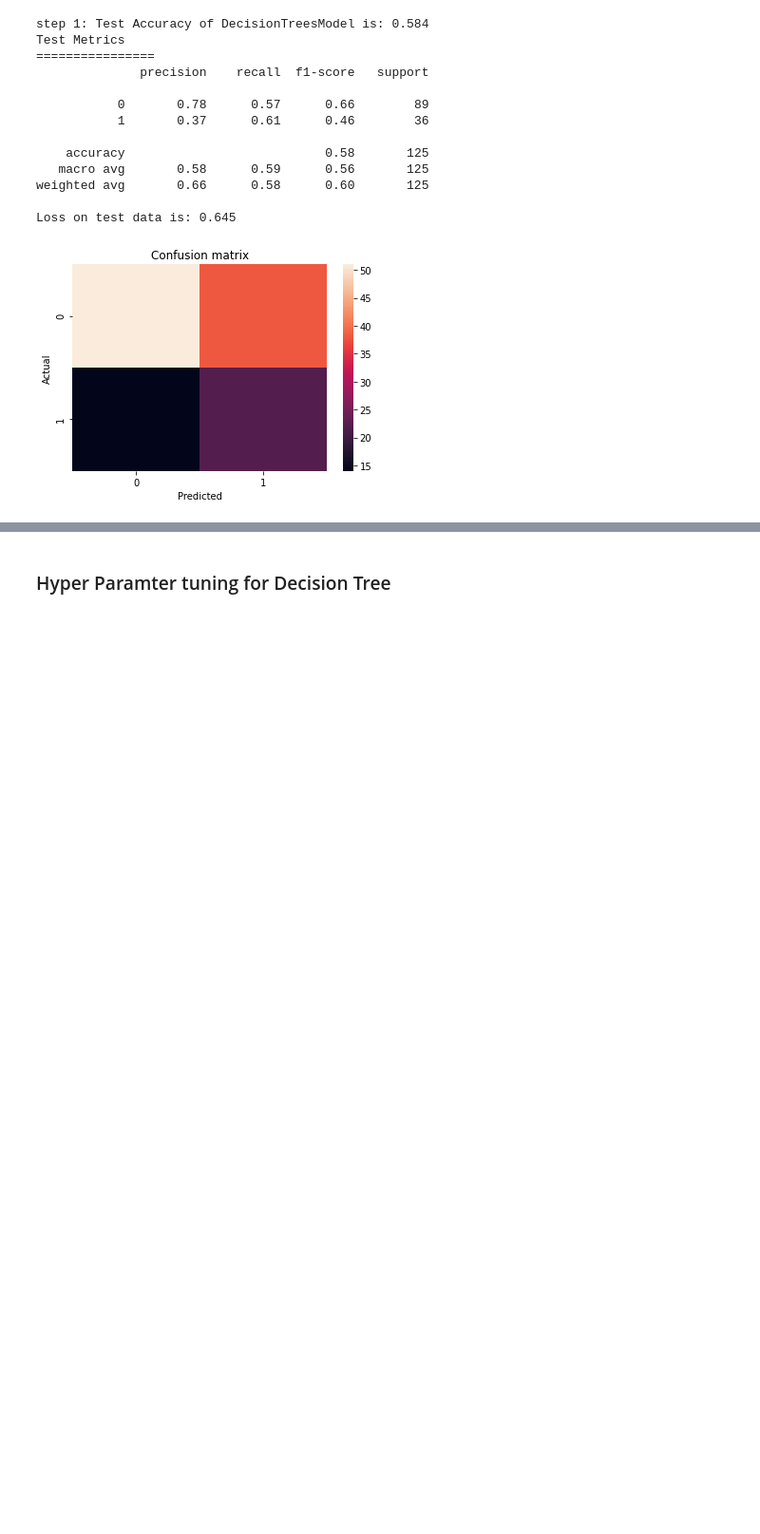
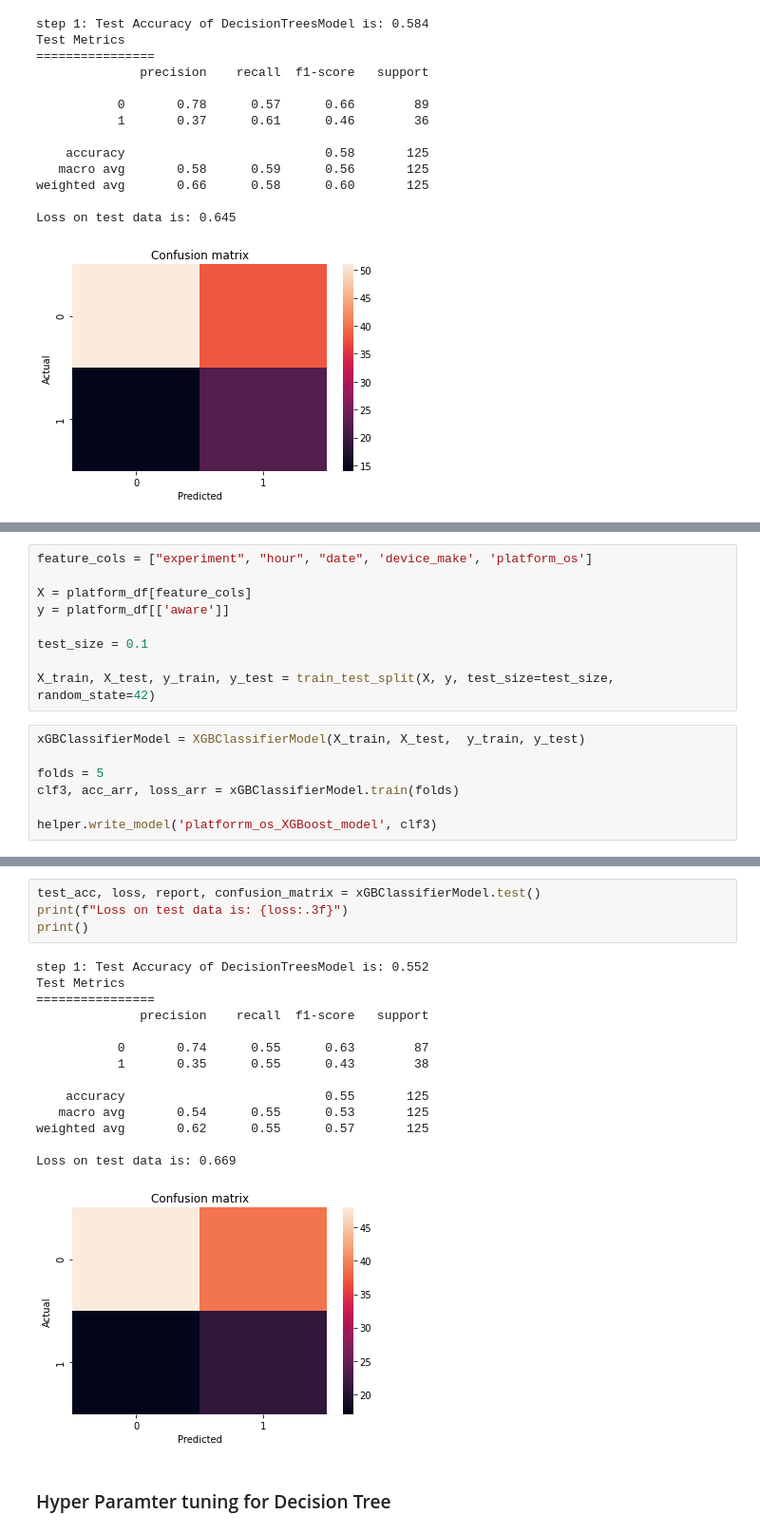
Before and after one commit to daniEL2371/abtest-mlops, a Jupyter notebook: notebooks/ML_AbTest.ipynb, the cells around one changed output, grey strips where cells are left out. Shown at 95% size. Saved outputs shown, nothing was run; the diff lists cells and outputs as text; blank space fills up the shorter version.

```diff
--- a/notebooks/ML_AbTest.ipynb
+++ b/notebooks/ML_AbTest.ipynb
@@ -538,0 +528,16 @@ xGBClassifierModel.get_feature_importance()
+# %%
+feature_cols = ["experiment", "hour", "date", 'device_make', 'platform_os']
+
+X = platform_df[feature_cols]
+y = platform_df[['aware']]
+
+test_size = 0.1
+
+X_train, X_test, y_train, y_test = train_test_split(X, y, test_size=test_size, random_state=42)
+# %%
+xGBClassifierModel = XGBClassifierModel(X_train, X_test,  y_train, y_test)
+
+folds = 5
+clf3, acc_arr, loss_arr = xGBClassifierModel.train(folds)
+
+helper.write_model('platforrm_os_XGBoost_model', clf3)
@@ -539,2 +559,21 @@ xGBClassifierModel.get_feature_importance()
+# %%
+test_acc, loss, report, confusion_matrix = xGBClassifierModel.test()
+print(f"Loss on test data is: {loss:.3f}")
+print()
+# %% [output]
+step 1: Test Accuracy of DecisionTreesModel is: 0.552
+Test Metrics
+================
+              precision    recall  f1-score   support
+
+           0       0.74      0.55      0.63        87
+           1       0.35      0.55      0.43        38
+
+    accuracy                           0.55       125
+   macro avg       0.54      0.55      0.53       125
+weighted avg       0.62      0.55      0.57       125
+
+Loss on test data is: 0.669
+[figure, added]
 # %% [markdown]
 ### Hyper Paramter tuning for Decision Tree
```
Also changed, not shown: parts of 26 cells of this notebook, 8 other files.
